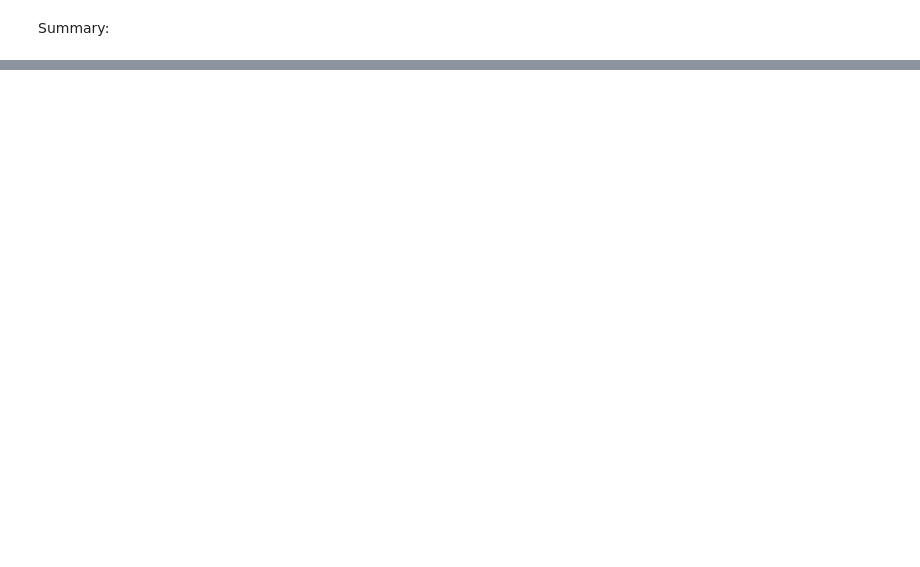
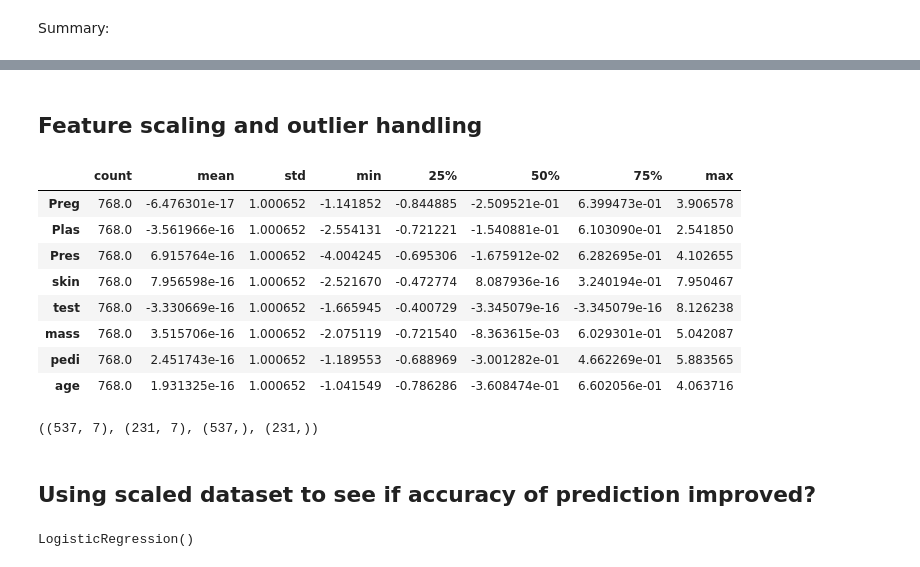
Before and after one commit to shifeng1106/MachineLearning, a Jupyter notebook: ml1-diabetes-logistic-regression.ipynb, the cells around one changed output, grey strips where cells are left out. Cells and saved outputs as stored; diff of their text form; code cells hidden in the pictures; blank space fills up the shorter version.

```diff
--- a/ml1-diabetes-logistic-regression.ipynb
+++ b/ml1-diabetes-logistic-regression.ipynb
@@ -292,0 +374,18 @@ Summary:
+# %% [markdown]
+## Feature scaling and outlier handling
+# %%
+X=pdata.drop('class',axis=1)
+y=pdata['class']
+sc= StandardScaler().fit(X)
+X_sc=pd.DataFrame(sc.transform(X),columns=X.columns)
+X_sc.describe().T
+# %% [output]
+|  | count | mean | std | min | 25% | 50% | 75% | max |
+| Preg | 768.0 | -6.476301e-17 | 1.000652 | -1.141852 | -0.844885 | -2.509521e-01 | 6.399473e-01 | 3.906578 |
+| Plas | 768.0 | -3.561966e-16 | 1.000652 | -2.554131 | -0.721221 | -1.540881e-01 | 6.103090e-01 | 2.541850 |
+| Pres | 768.0 | 6.915764e-16 | 1.000652 | -4.004245 | -0.695306 | -1.675912e-02 | 6.282695e-01 | 4.102655 |
+| skin | 768.0 | 7.956598e-16 | 1.000652 | -2.521670 | -0.472774 | 8.087936e-16 | 3.240194e-01 | 7.950467 |
+| test | 768.0 | -3.330669e-16 | 1.000652 | -1.665945 | -0.400729 | -3.345079e-16 | -3.345079e-16 | 8.126238 |
+| mass | 768.0 | 3.515706e-16 | 1.000652 | -2.075119 | -0.721540 | -8.363615e-03 | 6.029301e-01 | 5.042087 |
+| pedi | 768.0 | 2.451743e-16 | 1.000652 | -1.189553 | -0.688969 | -3.001282e-01 | 4.662269e-01 | 5.883565 |
+| age | 768.0 | 1.931325e-16 | 1.000652 | -1.041549 | -0.786286 | -3.608474e-01 | 6.602056e-01 | 4.063716 |
@@ -292,0 +402,11 @@ Summary:
+# %%
+X_train_new.shape,X_test_new.shape,y_train_new.shape,y_test_new.shape
+# %% [output]
+((537, 7), (231, 7), (537,), (231,))
+# %% [markdown]
+## Using scaled dataset to see if accuracy of prediction improved?
+# %%
+lr = LogisticRegression()
+lr.fit(X_train_new, y_train_new)
+# %% [output]
+LogisticRegression()
```
Also changed, not shown: parts of 19 cells of this notebook.
